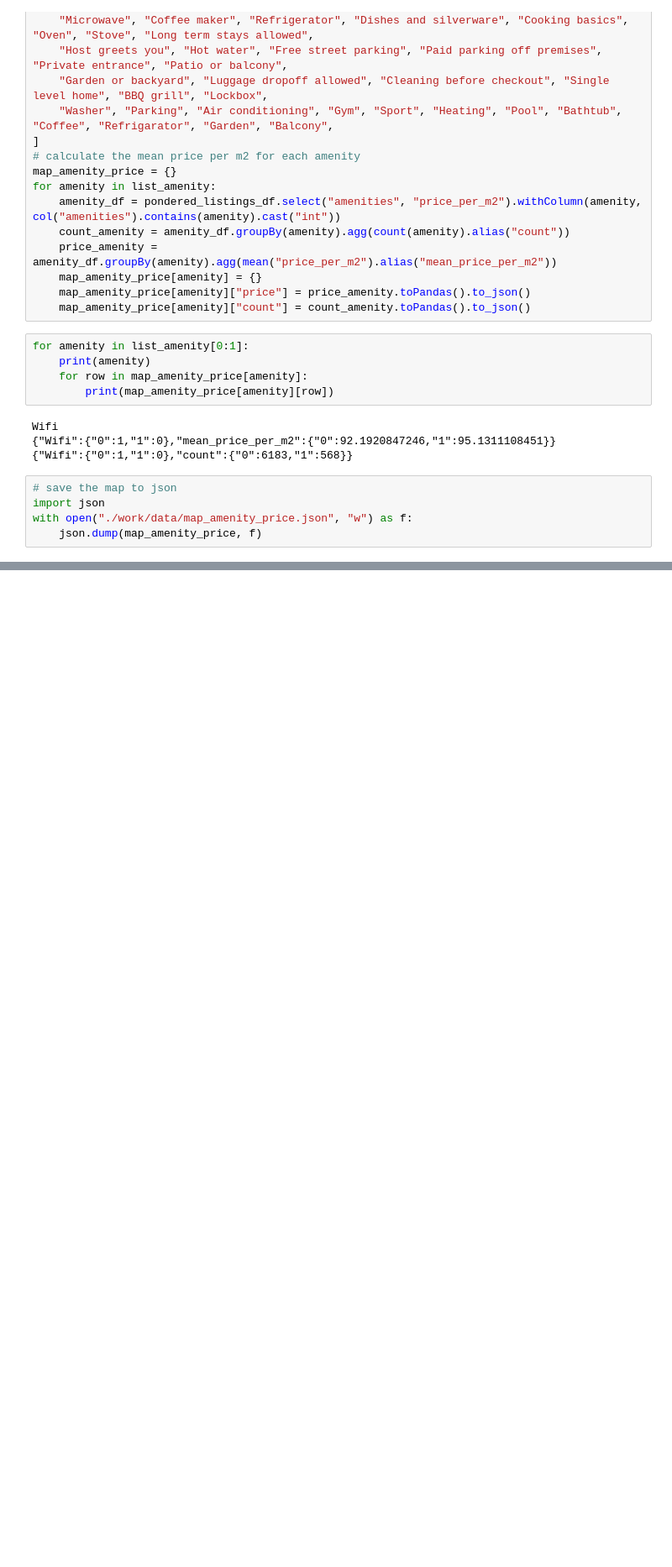
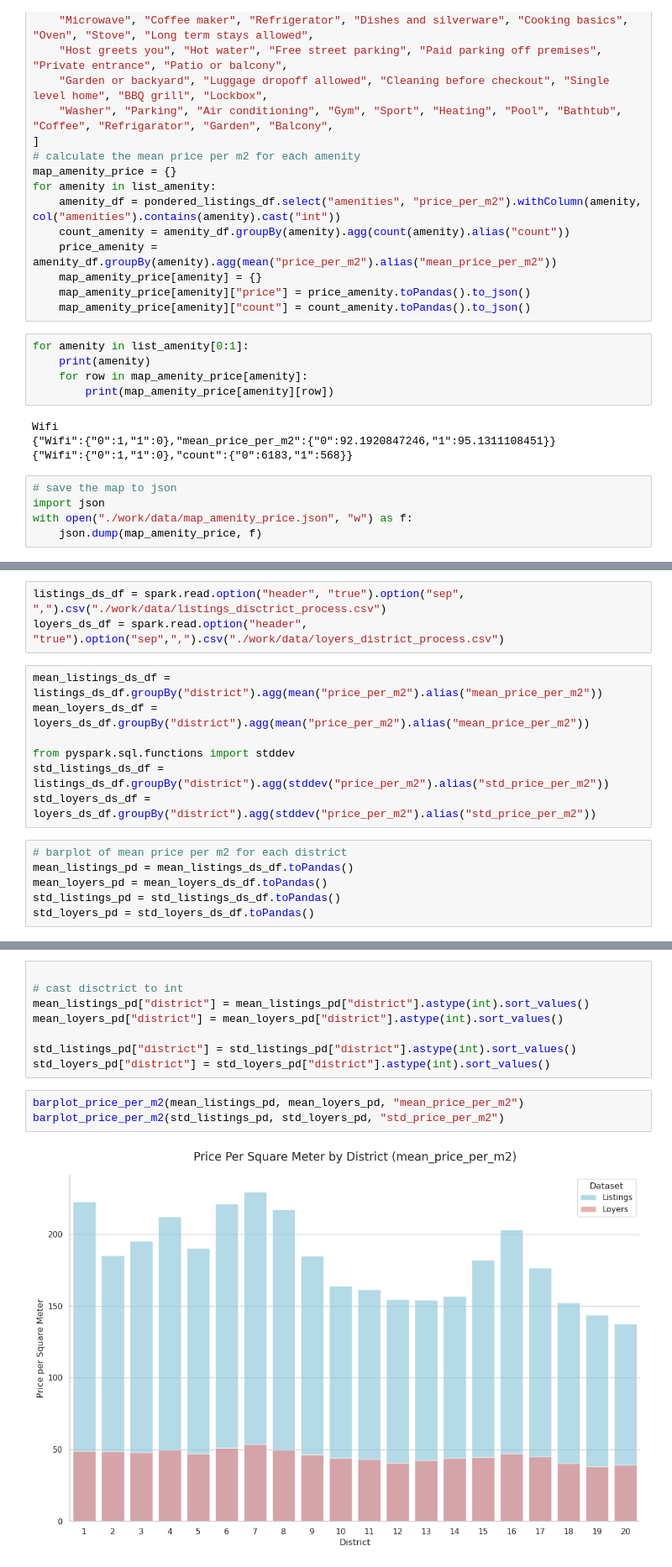
Before and after one commit to jo-pouradier/analise-airbnb-rentabilite, a Jupyter notebook: price.ipynb, the cells around one changed output, grey strips where cells are left out. Shown at 84% size. Saved outputs shown, nothing was run; the diff lists cells and outputs as text; blank space fills up the shorter version.

Commit message:
calculate prices per disctrict

```diff
--- a/price.ipynb
+++ b/price.ipynb
@@ -608,0 +673,16 @@ with open("./work/data/map_amenity_price.json", "w") as f:
+# %%
+listings_ds_df = spark.read.option("header", "true").option("sep", ",").csv("./work/data/listings_disctrict_process.csv")
+loyers_ds_df = spark.read.option("header", "true").option("sep",",").csv("./work/data/loyers_district_process.csv")
+# %%
+mean_listings_ds_df = listings_ds_df.groupBy("district").agg(mean("price_per_m2").alias("mean_price_per_m2"))
+mean_loyers_ds_df = loyers_ds_df.groupBy("district").agg(mean("price_per_m2").alias("mean_price_per_m2"))
+
+from pyspark.sql.functions import stddev
+std_listings_ds_df = listings_ds_df.groupBy("district").agg(stddev("price_per_m2").alias("std_price_per_m2"))
+std_loyers_ds_df = loyers_ds_df.groupBy("district").agg(stddev("price_per_m2").alias("std_price_per_m2"))
+# %%
+# barplot of mean price per m2 for each district
+mean_listings_pd = mean_listings_ds_df.toPandas()
+mean_loyers_pd = mean_loyers_ds_df.toPandas()
+std_listings_pd = std_listings_ds_df.toPandas()
+std_loyers_pd = std_loyers_ds_df.toPandas()
@@ -608,0 +731,13 @@ with open("./work/data/map_amenity_price.json", "w") as f:
+# %%
+
+# cast disctrict to int
+mean_listings_pd["district"] = mean_listings_pd["district"].astype(int).sort_values()
+mean_loyers_pd["district"] = mean_loyers_pd["district"].astype(int).sort_values()
+
+std_listings_pd["district"] = std_listings_pd["district"].astype(int).sort_values()
+std_loyers_pd["district"] = std_loyers_pd["district"].astype(int).sort_values()
+# %%
+barplot_price_per_m2(mean_listings_pd, mean_loyers_pd, "mean_price_per_m2")
+barplot_price_per_m2(std_listings_pd, std_loyers_pd, "std_price_per_m2")
+# %% [output]
+[figure, added]
```
Also changed, not shown: parts of 15 cells of this notebook.
